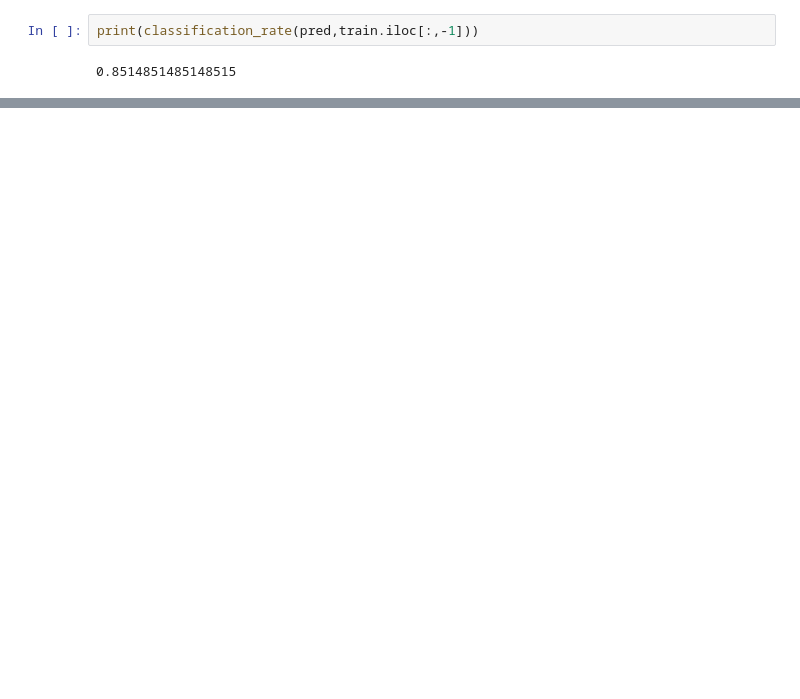
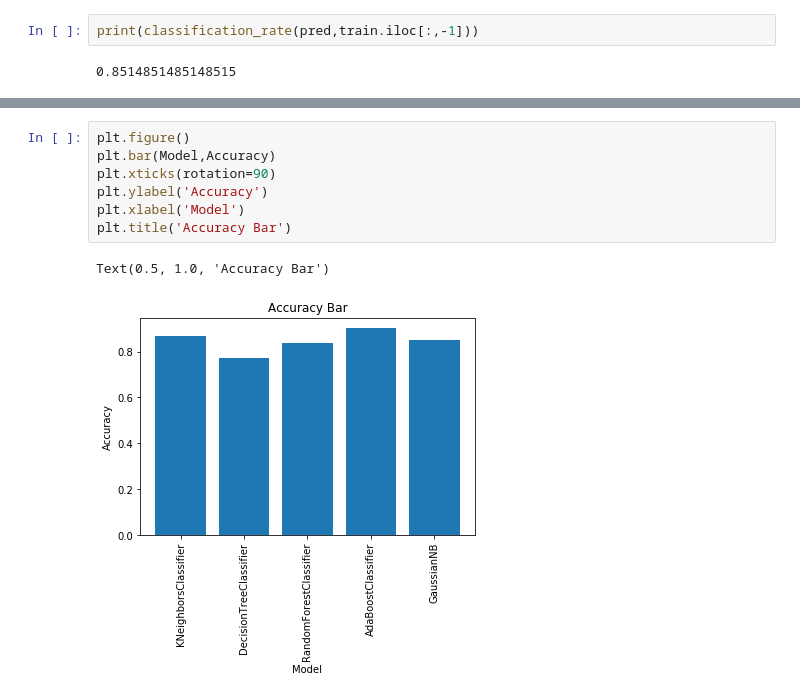
Before and after one commit to Bhavya-Babuta/Machine-Learning, a Jupyter notebook: Heart Disease UCI/HeartDiseaseUCI.ipynb, the cells around one changed output, grey strips where cells are left out. Drawn from its saved outputs; the diff is of its cells as text; blank space fills up the shorter version.

```diff
--- a/Heart Disease UCI/HeartDiseaseUCI.ipynb
+++ b/Heart Disease UCI/HeartDiseaseUCI.ipynb
@@ -374,0 +416,10 @@ print(classification_rate(prediction,train.iloc[:,-1]))
+# %%
+plt.figure()
+plt.bar(Model,Accuracy)
+plt.xticks(rotation=90)
+plt.ylabel('Accuracy')
+plt.xlabel('Model')
+plt.title('Accuracy Bar')
+# %% [output]
+Text(0.5, 1.0, 'Accuracy Bar')
+[figure, added]
```
Also changed, not shown: parts of 22 cells of this notebook.
